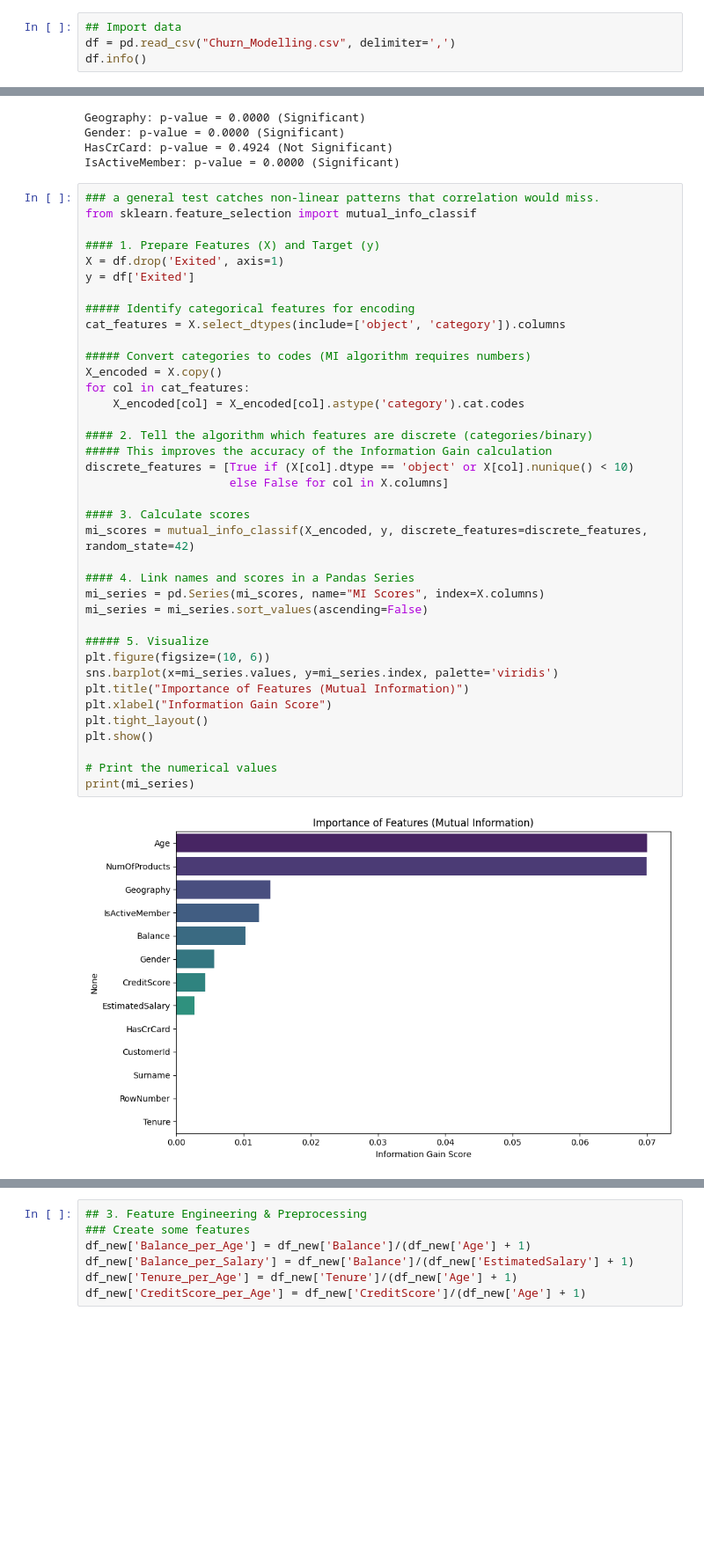
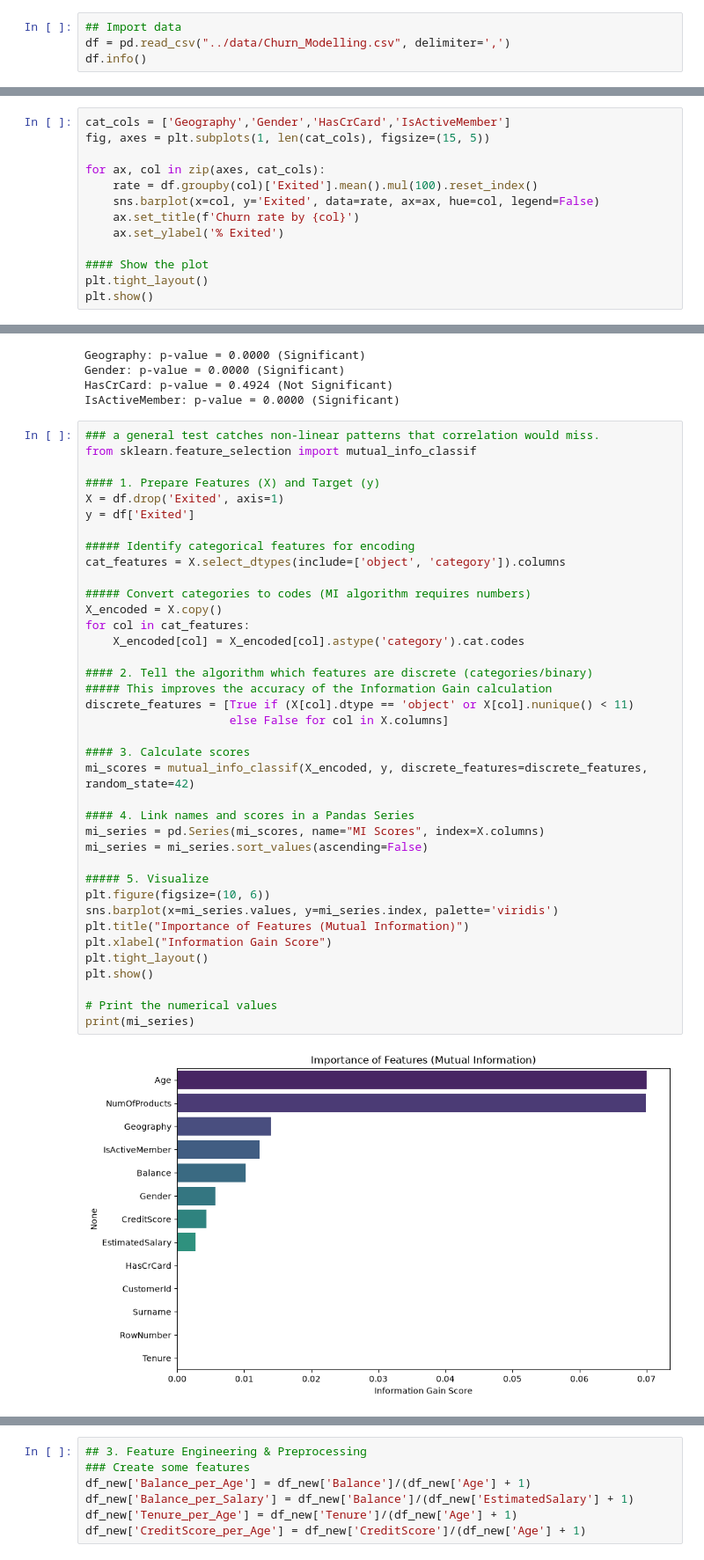
Before and after one commit to miapham228/End-to-End-Churn-Prediction-PowerBI-XAI, a Jupyter notebook: notebook/Churn_Prediction.ipynb, the cells around one changed output, grey strips where cells are left out. Shown at 88% size. Cells and saved outputs as stored; diff of their text form; blank space fills up the shorter version.

```diff
--- a/notebook/Churn_Prediction.ipynb
+++ b/notebook/Churn_Prediction.ipynb
@@ -21,7 +21,7 @@ import warnings
 warnings.filterwarnings('ignore')
 # %%
 ## Import data
-df = pd.read_csv("Churn_Modelling.csv", delimiter=',')
+df = pd.read_csv("../data/Churn_Modelling.csv", delimiter=',')
 df.info()
 # %% [output]
 <class 'pandas.DataFrame'>
@@ -141,3 +145,16 @@ plt.tight_layout()
 plt.show()
 # %% [output]
 [figure]
+# %%
+cat_cols = ['Geography','Gender','HasCrCard','IsActiveMember']
+fig, axes = plt.subplots(1, len(cat_cols), figsize=(15, 5))
+
+for ax, col in zip(axes, cat_cols):
+    rate = df.groupby(col)['Exited'].mean().mul(100).reset_index()
+    sns.barplot(x=col, y='Exited', data=rate, ax=ax, hue=col, legend=False)
+    ax.set_title(f'Churn rate by {col}')
+    ax.set_ylabel('% Exited')
+
+#### Show the plot
+plt.tight_layout()
+plt.show()
@@ -195,35 +214,35 @@ y = df['Exited']
 ##### Identify categorical features for encoding
 cat_features = X.select_dtypes(include=['object', 'category']).columns
 
 ##### Convert categories to codes (MI algorithm requires numbers)
 X_encoded = X.copy()
 for col in cat_features:
     X_encoded[col] = X_encoded[col].astype('category').cat.codes
 
 #### 2. Tell the algorithm which features are discrete (categories/binary)
 ##### This improves the accuracy of the Information Gain calculation
-discrete_features = [True if (X[col].dtype == 'object' or X[col].nunique() < 10)
+discrete_features = [True if (X[col].dtype == 'object' or X[col].nunique() < 11)
                      else False for col in X.columns]
 
 #### 3. Calculate scores
 mi_scores = mutual_info_classif(X_encoded, y, discrete_features=discrete_features, random_state=42)
 
 #### 4. Link names and scores in a Pandas Series
 mi_series = pd.Series(mi_scores, name="MI Scores", index=X.columns)
 mi_series = mi_series.sort_values(ascending=False)
 
 ##### 5. Visualize
 plt.figure(figsize=(10, 6))
 sns.barplot(x=mi_series.values, y=mi_series.index, palette='viridis')
 plt.title("Importance of Features (Mutual Information)")
 plt.xlabel("Information Gain Score")
 plt.tight_layout()
 plt.show()
 
 # Print the numerical values
 print(mi_series)
 # %% [output]
-[figure, old version]
+[figure, new version]
 Age                0.069996
 NumOfProducts      0.069953
 Geography          0.014017
```
Also changed, not shown: parts of 7 cells of this notebook, 7 other files.
